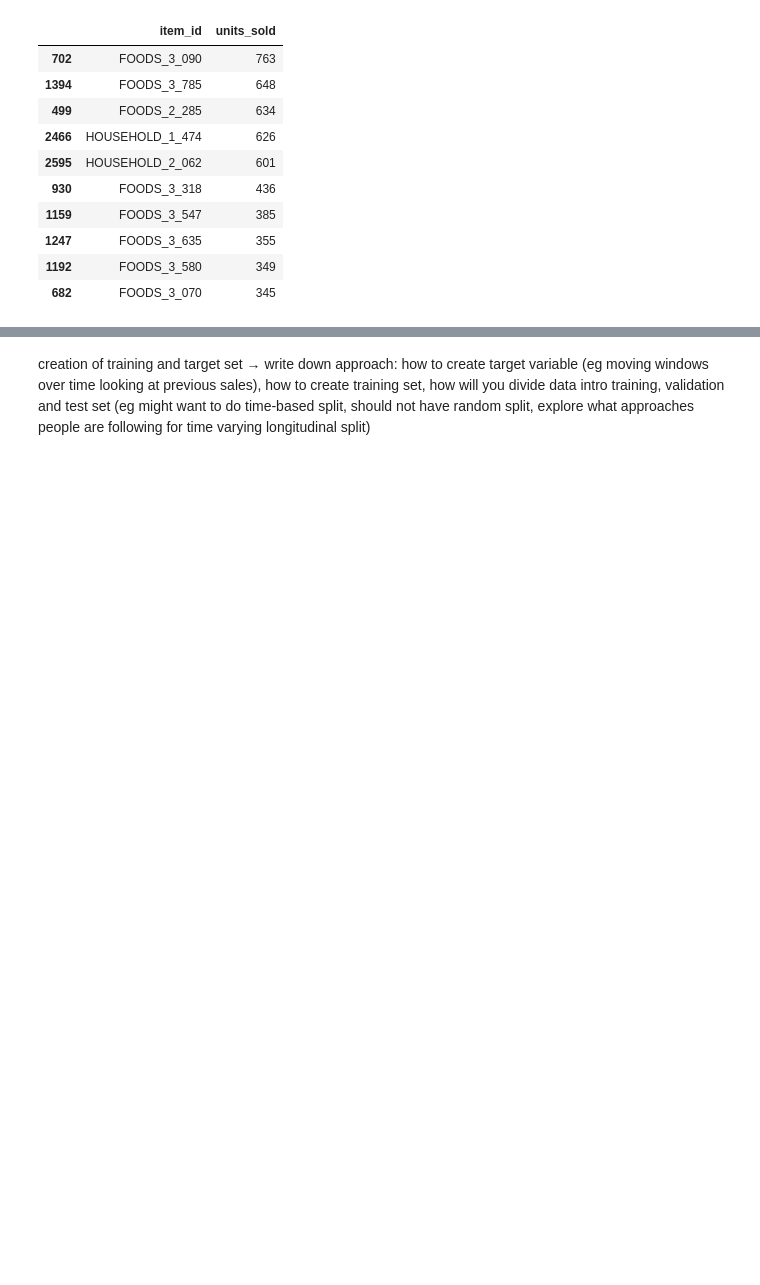
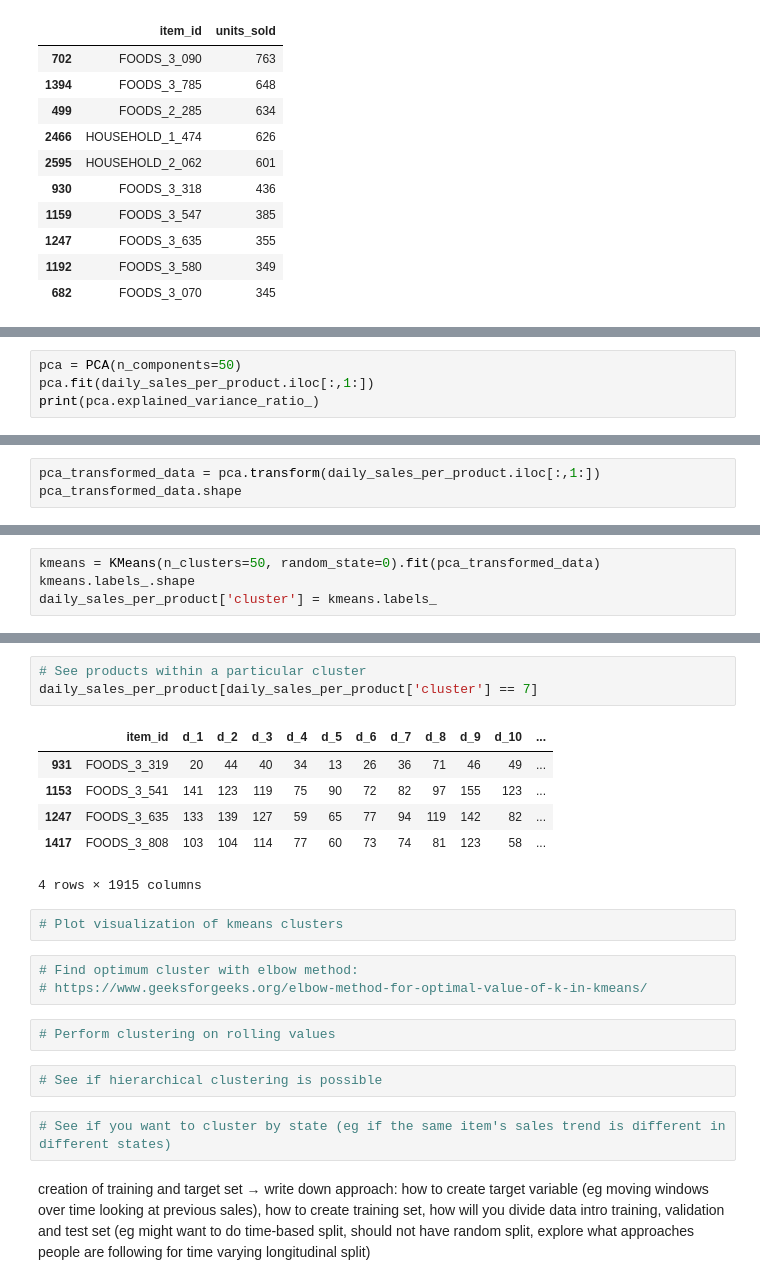
Before and after one commit to atabas/M5-Forecasting-Accuracy, a Jupyter notebook: 1-EDA.ipynb, the cells around one changed output, grey strips where cells are left out. Drawn from its saved outputs; the diff is of its cells as text; blank space fills up the shorter version.

```diff
--- a/1-EDA.ipynb
+++ b/1-EDA.ipynb
@@ -916,0 +928,4 @@ for item in ax.get_xticklabels():
+# %%
+pca = PCA(n_components=50)
+pca.fit(daily_sales_per_product.iloc[:,1:])
+print(pca.explained_variance_ratio_)
@@ -916,0 +946,3 @@ for item in ax.get_xticklabels():
+# %%
+pca_transformed_data = pca.transform(daily_sales_per_product.iloc[:,1:])
+pca_transformed_data.shape
@@ -916,0 +951,4 @@ for item in ax.get_xticklabels():
+# %%
+kmeans = KMeans(n_clusters=50, random_state=0).fit(pca_transformed_data)
+kmeans.labels_.shape
+daily_sales_per_product['cluster'] = kmeans.labels_
@@ -917,2 +980,23 @@ for item in ax.get_xticklabels():
+# %%
+# See products within a particular cluster
+daily_sales_per_product[daily_sales_per_product['cluster'] == 7]
+# %% [output]
+|  | item_id | d_1 | d_2 | d_3 | d_4 | d_5 | d_6 | d_7 | d_8 | d_9 | d_10 | ... |
+| 931 | FOODS_3_319 | 20 | 44 | 40 | 34 | 13 | 26 | 36 | 71 | 46 | 49 | ... |
+| 1153 | FOODS_3_541 | 141 | 123 | 119 | 75 | 90 | 72 | 82 | 97 | 155 | 123 | ... |
+| 1247 | FOODS_3_635 | 133 | 139 | 127 | 59 | 65 | 77 | 94 | 119 | 142 | 82 | ... |
+| 1417 | FOODS_3_808 | 103 | 104 | 114 | 77 | 60 | 73 | 74 | 81 | 123 | 58 | ... |
+4 rows × 1915 columns
+# %%
+# Plot visualization of kmeans clusters
+# %%
+# Find optimum cluster with elbow method:
+# https://www.geeksforgeeks.org/elbow-method-for-optimal-value-of-k-in-kmeans/
+# %%
+# Perform clustering on rolling values
+# %%
+# See if hierarchical clustering is possible
+# %%
+# See if you want to cluster by state (eg if the same item's sales trend is different in different states)
 # %% [markdown]
 creation of training and target set → write down approach: how to create target variable (eg moving windows over time looking at previous sales), how to create training set, how will you divide data intro training, validation and test set (eg might want to do time-based split, should not have random split, explore what approaches people are following for time varying longitudinal split)
```
Also changed, not shown: parts of 24 cells of this notebook.
